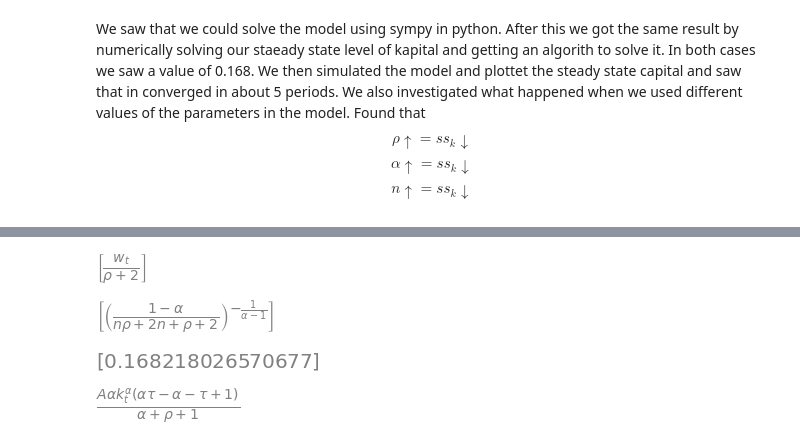
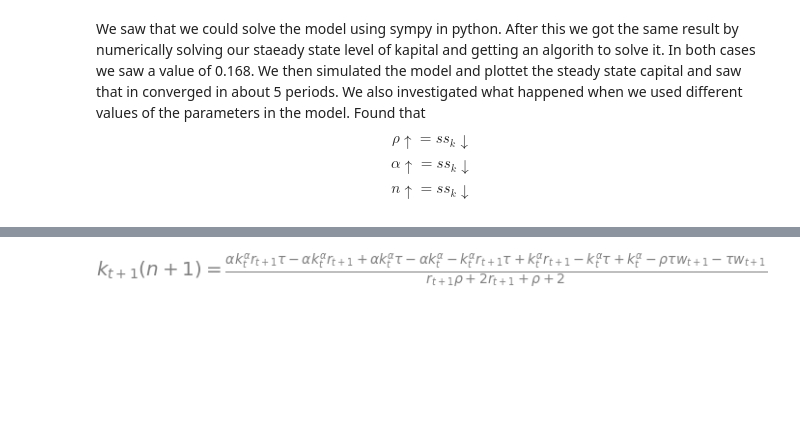
Before and after one commit to NumEconCopenhagen/projects-2024-daniel-og-lukas, a Jupyter notebook: modelproject/modelproject.ipynb, the cells around one changed output, grey strips where cells are left out. Saved outputs shown, nothing was run; the diff lists cells and outputs as text; code cells hidden in the pictures; blank space fills up the shorter version.

```diff
--- a/modelproject/modelproject.ipynb
+++ b/modelproject/modelproject.ipynb
@@ -340,66 +341,9 @@ savings_rate
-# %%
-def u_prime(c):
-    return 1/c
-eq = Eq(u_prime(-st + wt), (rt1 + 1) * u_prime(st * (rt1 + 1)) / (rho + 1))
-solution = solve(eq, st)
-
-solution
-# %% [output]
-[figure, removed]
-# %%
-kt, kt1, n, rho, alpha, wt = sp.symbols('k_t k_{t+1} n rho alpha w_t')
-
-#Capital accumulation equation
-equation = sp.Eq(kt1 * (1 + n), (1 / (2 + rho)) * (1 - alpha) * kt**alpha)
-
-# We solve for the steady state by setting kt1 = kt
-steady_state_eq = equation.subs(kt1, kt)
-steady_state_solution = sp.solve(steady_state_eq, kt)
-
-steady_state_solution
-# %% [output]
-[figure, removed]
-# %%
-Steady_state_nums = sm.lambdify((rho,alpha,n),steady_state_solution)
-Steady_state_nums(0.03, 0.35, 0.02)
-# %% [output]
-[figure, removed]
-# %%
-import sympy as sp
-
-# Define symbols
-alpha, A, k_t, k_t1, rho, tau, rt, wt = sp.symbols('alpha A k_t k_t1 rho tau rt wt')
-c1t, c2t1, s_t = sp.symbols('c1t c2t1 s_t')
-
-# FOC of profit function in per capita terms
-rt = alpha * A * k_t**(alpha - 1)
-wt = (1 - alpha) * A * k_t**alpha
-
-# Savings problem
-c1t_eq = (1 - tau) * wt - s_t
-c2t1_eq = s_t * rt + tau * wt
-
-# Euler equation
-c2t1_euler = rt / (1 + rho) * c1t
-
-# Replace c1t and c2t1 in the Euler equation
-c1t_replacement = sp.solve(c1t_eq - c1t, c1t)[0]
-c2t1_replacement = sp.solve(c2t1_eq - c2t1, c2t1)[0]
-
-euler_eq_replaced = c2t1_euler.subs(c1t, c1t_replacement)
-savings_eq = euler_eq_replaced.subs(c2t1, c2t1_replacement)
-
-# Simplify the savings equation to isolate s_t
-s_t_simplified = sp.simplify(sp.solve(savings_eq - s_t, s_t)[0])
-
-# Capital accumulation equation
-k_t1_eq = sp.simplify((1 / (2 + rho)) * (1 - tau) * (1 - alpha) * A * k_t**alpha
-                      - (1 / (2 + rho)) * (1 + rho) * ((1 - alpha) / alpha) * k_t1)
-
-# Combine terms involving k_t1 to get the desired expression
-combined_k_t1 = sp.simplify(sp.solve(k_t1_eq - k_t1, k_t1)[0])
-
-# Output the results
-combined_k_t1
-# %% [output]
-[figure, removed]
+# %%
+rt = alpha  * kt**(alpha - 1)
+wt = (1 - alpha)  * kt**alpha
+
+kt1e=sp.Eq(kt1 *(1+n), optimal_savings)
+
+kt1e
+# %% [output]
+[figure, added]
```
Also changed, not shown: parts of 7 cells of this notebook.
